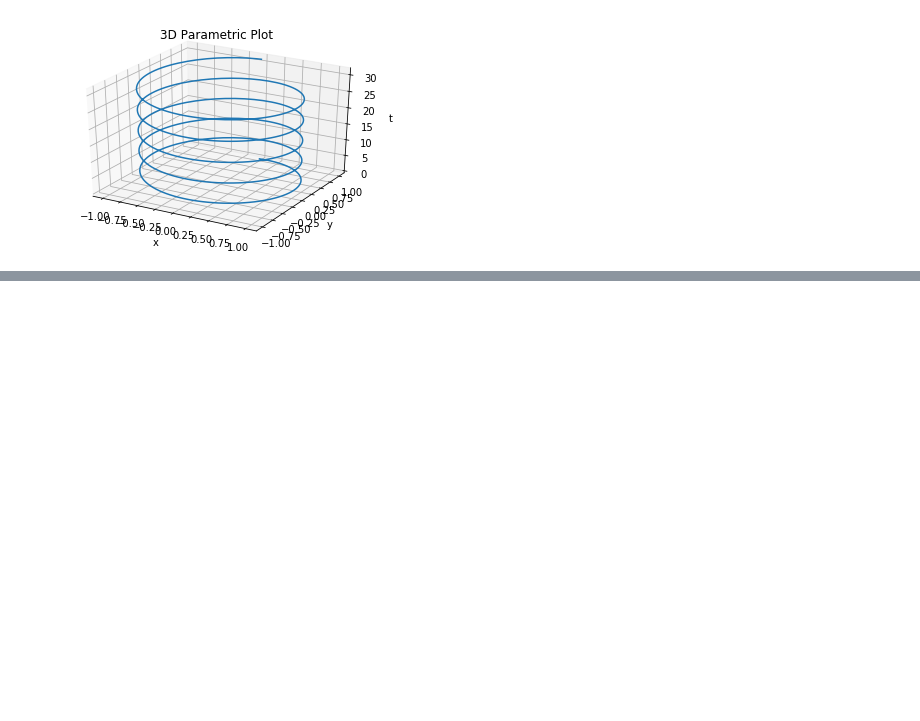
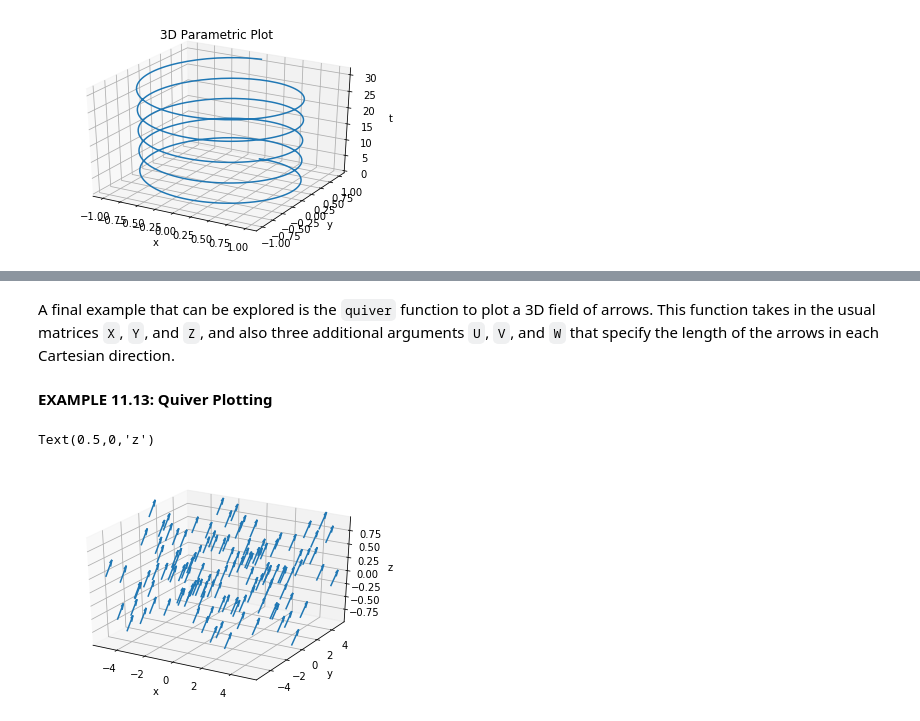
Before and after one commit to qingkaikong/E7-Textbook, a Jupyter notebook: codes/chapter11.02-3D-plotting.ipynb, the cells around one changed output, grey strips where cells are left out. Drawn from its saved outputs; the diff is of its cells as text; code cells hidden in the pictures; blank space fills up the shorter version.

```diff
--- a/codes/chapter11.02-3D-plotting.ipynb
+++ b/codes/chapter11.02-3D-plotting.ipynb
@@ -38,0 +111,25 @@ Text(0.5,0,'t')
+# %% [markdown]
+A final example that can be explored is the `quiver` function to plot a 3D field of arrows. This function takes in the usual matrices `X`, `Y`, and `Z`, and also three additional arguments `U`, `V`, and `W` that specify the length of the arrows in each Cartesian direction.
+# %% [markdown]
+__EXAMPLE 11.13: Quiver Plotting__
+# %%
+import numpy as np
+import matplotlib.pyplot as plt
+from math import pi
+from mpl_toolkits import mplot3d
+
+xdata = np.arange(-5, 5.2, 1)
+ydata = np.arange(-5, 5.2, 1)
+[X, Y] = np.meshgrid(xdata, ydata)
+
+Z = np.sin(X) * np.cos(Y)
+
+ax = plt.axes(projection='3d')
+ax.grid()
+ax.quiver(X, Y, Z, 0.3, 0.3, 0.3)
+ax.set_xlabel('x')
+ax.set_ylabel('y')
+ax.set_zlabel('z')
+# %% [output]
+Text(0.5,0,'z')
+[figure, added]
```
Also changed, not shown: parts of 10 cells of this notebook.
